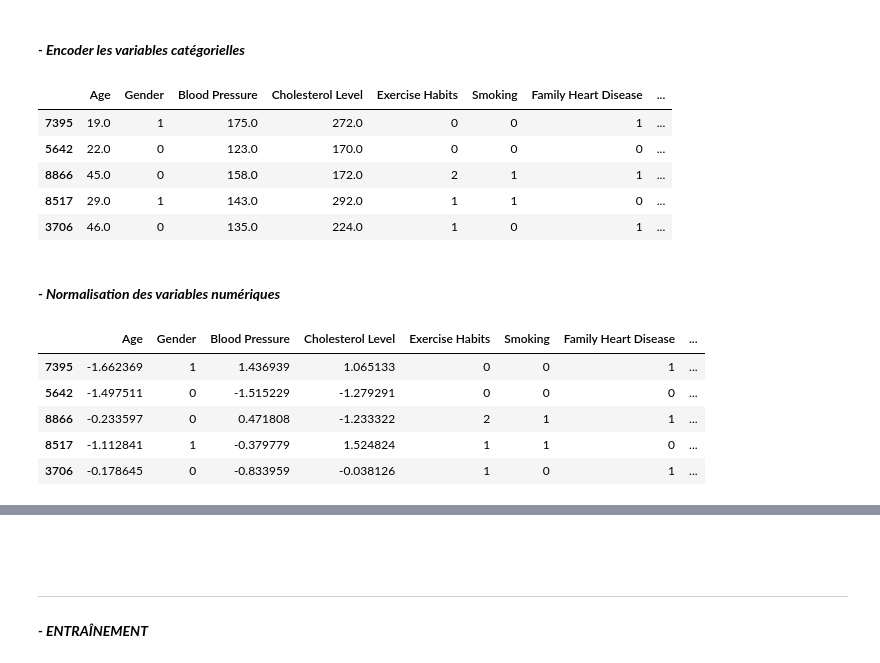
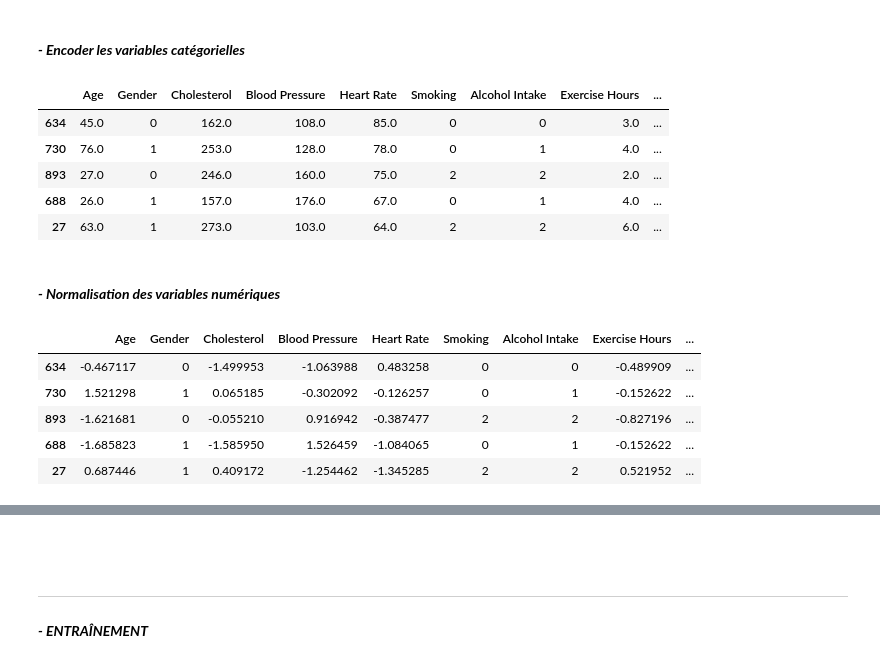
Before and after one commit to Jeathu/corai, a Jupyter notebook: notebooks/corai_expo.ipynb, the cells around one changed output, grey strips where cells are left out. Cells and saved outputs as stored; diff of their text form; code cells hidden in the pictures.

```diff
--- a/notebooks/corai_expo.ipynb
+++ b/notebooks/corai_expo.ipynb
@@ -7,4 +9,4 @@ warnings.filterwarnings('ignore')
 # %%
-df = pd.read_csv("../data/raw/heart_disease.csv", sep=",")
+df = pd.read_csv("../data/raw/heart_disease_dataset.csv", sep=",")
 df.head(10)
 # %% [output]
@@ -143,5 +140,5 @@ verifier_desequilibre(df)
 
 #### __*- Séparer target et features*__
 # %%
-X = df.drop('Heart Disease Status', axis=1)
-y = df['Heart Disease Status']
+X = df.drop('Heart Disease', axis=1)
+y = df['Heart Disease']
@@ -150,12 +144,0 @@ y = df['Heart Disease Status']
-# %%
-from sklearn.preprocessing import LabelEncoder
-
-
-# Encoder la variable cible
-le_target = LabelEncoder()
-y = le_target.fit_transform(y)
-
-
-print("\nClasses après encodage de la cible:")
-for i, class_label in enumerate(le_target.classes_):
-    print(f"{i} : {class_label}")
@@ -179,3 +158,10 @@ Colonnes catégorielles (11): ['Gender', 'Exercise Habits', 'Smoking', 'Family H
+# %%
+from sklearn.preprocessing import LabelEncoder
+
+
+if y.dtype == 'object':
+    le = LabelEncoder()
+    y = le.fit_transform(y)
 # %% [markdown]
 <br>
 <br>
@@ -268,46 +243,38 @@ __*- Encoder les variables catégorielles*__
 # %%
 from sklearn.preprocessing import LabelEncoder
 
 
+
+
+
+
 def encoder_variables_categorielles(X_train, X_test, cols_categorielles):
-    """
-    Encode les variables catégorielles using LabelEncoder
-
-    Parameters:
-        X_train (DataFrame): Training features
-        X_test (DataFrame): Test features
-        cols_categorielles (list): List of categorical column names
-
-    Returns:
-        tuple: (X_train_encoded, X_test_encoded, label_encoders)
-    """
-
     X_train_encoded = X_train.copy()
     X_test_encoded = X_test.copy()
     label_encoders = {}
 
     for col in cols_categorielles:
         label_encoders[col] = LabelEncoder()
-        # Retirer .astype(str) car les données sont déjà imputées
         X_train_encoded[col] = label_encoders[col].fit_transform(X_train[col])
         X_test_encoded[col] = label_encoders[col].transform(X_test[col])
 
     return X_train_encoded, X_test_encoded, label_encoders
 
 
-# Utiliser X_train_imputed et X_test_imputed (données imputées)
+
+
 X_train_encoded, X_test_encoded, label_encoders = encoder_variables_categorielles(
     X_train_imputed, X_test_imputed, cols_categorielles
 )
 
 X_train_encoded.head()
 # %% [output]
-|  | Age | Gender | Blood Pressure | Cholesterol Level | Exercise Habits | Smoking | Family Heart Disease | ... |
-| 7395 | 19.0 | 1 | 175.0 | 272.0 | 0 | 0 | 1 | ... |
-| 5642 | 22.0 | 0 | 123.0 | 170.0 | 0 | 0 | 0 | ... |
-| 8866 | 45.0 | 0 | 158.0 | 172.0 | 2 | 1 | 1 | ... |
-| 8517 | 29.0 | 1 | 143.0 | 292.0 | 1 | 1 | 0 | ... |
-| 3706 | 46.0 | 0 | 135.0 | 224.0 | 1 | 0 | 1 | ... |
+|  | Age | Gender | Cholesterol | Blood Pressure | Heart Rate | Smoking | Alcohol Intake | Exercise Hours | ... |
+| 634 | 45.0 | 0 | 162.0 | 108.0 | 85.0 | 0 | 0 | 3.0 | ... |
+| 730 | 76.0 | 1 | 253.0 | 128.0 | 78.0 | 0 | 1 | 4.0 | ... |
+| 893 | 27.0 | 0 | 246.0 | 160.0 | 75.0 | 2 | 2 | 2.0 | ... |
+| 688 | 26.0 | 1 | 157.0 | 176.0 | 67.0 | 0 | 1 | 4.0 | ... |
+| 27 | 63.0 | 1 | 273.0 | 103.0 | 64.0 | 2 | 2 | 6.0 | ... |
 # %% [markdown]
 <br>
 
@@ -317,13 +284,10 @@ from sklearn.preprocessing import StandardScaler
 
 
 
+
 def scale_numeriques(X_train, X_test, num_cols):
-    """
-      Scale les variables numériques avec StandardScaler
-    """
 
     scaler = StandardScaler()
-
     scaler.fit(X_train[num_cols])
 
     X_train_scaled = X_train.copy()
@@ -331,7 +295,6 @@ def scale_numeriques(X_train, X_test, num_cols):
 
     X_train_scaled[num_cols] = scaler.transform(X_train[num_cols])
     X_test_scaled[num_cols] = scaler.transform(X_test[num_cols])
-
     return X_train_scaled, X_test_scaled, scaler
 
 
@@ -340,12 +303,11 @@ X_train_scaled, X_test_scaled, scaler = scale_numeriques(
     X_train_encoded, X_test_encoded, cols_numeriques
 )
 
-
 X_train_scaled.head()
 # %% [output]
-|  | Age | Gender | Blood Pressure | Cholesterol Level | Exercise Habits | Smoking | Family Heart Disease | ... |
-| 7395 | -1.662369 | 1 | 1.436939 | 1.065133 | 0 | 0 | 1 | ... |
-| 5642 | -1.497511 | 0 | -1.515229 | -1.279291 | 0 | 0 | 0 | ... |
-| 8866 | -0.233597 | 0 | 0.471808 | -1.233322 | 2 | 1 | 1 | ... |
-| 8517 | -1.112841 | 1 | -0.379779 | 1.524824 | 1 | 1 | 0 | ... |
-| 3706 | -0.178645 | 0 | -0.833959 | -0.038126 | 1 | 0 | 1 | ... |
+|  | Age | Gender | Cholesterol | Blood Pressure | Heart Rate | Smoking | Alcohol Intake | Exercise Hours | ... |
+| 634 | -0.467117 | 0 | -1.499953 | -1.063988 | 0.483258 | 0 | 0 | -0.489909 | ... |
+| 730 | 1.521298 | 1 | 0.065185 | -0.302092 | -0.126257 | 0 | 1 | -0.152622 | ... |
+| 893 | -1.621681 | 0 | -0.055210 | 0.916942 | -0.387477 | 2 | 2 | -0.827196 | ... |
+| 688 | -1.685823 | 1 | -1.585950 | 1.526459 | -1.084065 | 0 | 1 | -0.152622 | ... |
+| 27 | 0.687446 | 1 | 0.409172 | -1.254462 | -1.345285 | 2 | 2 | 0.521952 | ... |
```
Also changed, not shown: parts of 20 cells of this notebook.
